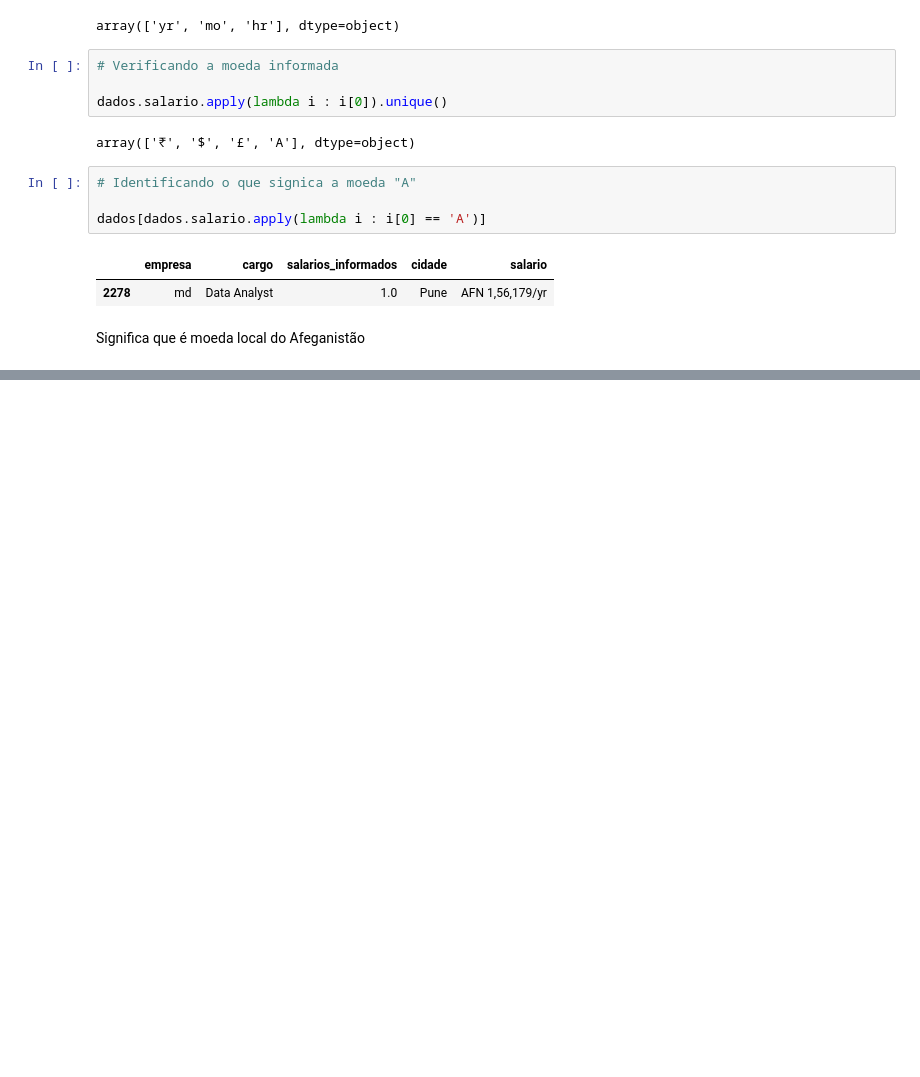
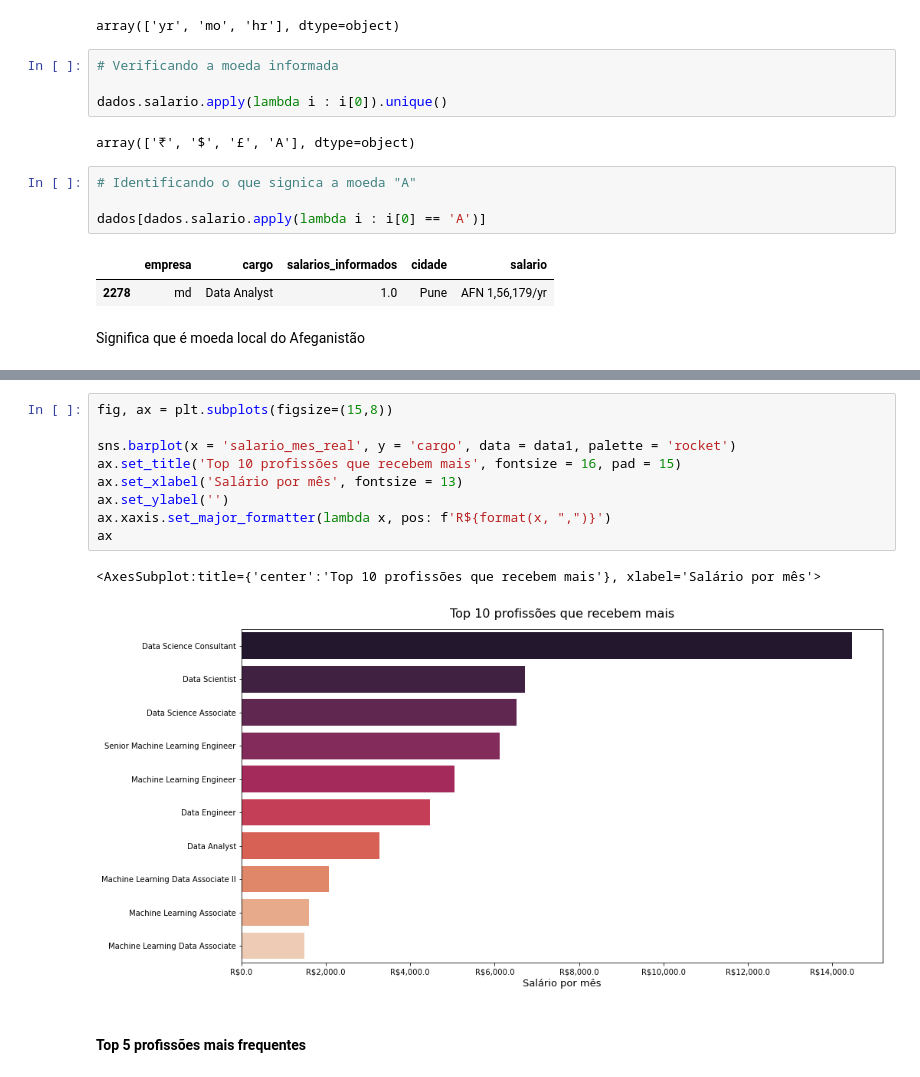
Before and after one commit to jeanpadrao/EDA_Salario_Profissionais_Dados_India, a Jupyter notebook: Salário profissionais de dados da Índia.ipynb, the cells around one changed output, grey strips where cells are left out. Drawn from its saved outputs; the diff is of its cells as text; blank space fills up the shorter version.

```diff
--- a/Salário profissionais de dados da Índia.ipynb
+++ b/Salário profissionais de dados da Índia.ipynb
@@ -162,0 +228,14 @@ dados.head()
+# %%
+fig, ax = plt.subplots(figsize=(15,8))
+
+sns.barplot(x = 'salario_mes_real', y = 'cargo', data = data1, palette = 'rocket')
+ax.set_title('Top 10 profissões que recebem mais', fontsize = 16, pad = 15)
+ax.set_xlabel('Salário por mês', fontsize = 13)
+ax.set_ylabel('')
+ax.xaxis.set_major_formatter(lambda x, pos: f'R${format(x, ",")}')
+ax
+# %% [output]
+<AxesSubplot:title={'center':'Top 10 profissões que recebem mais'}, xlabel='Salário por mês'>
+[figure, added]
+# %% [markdown]
+#### Top 5 profissões mais frequentes
```
Also changed, not shown: parts of 21 cells of this notebook.
